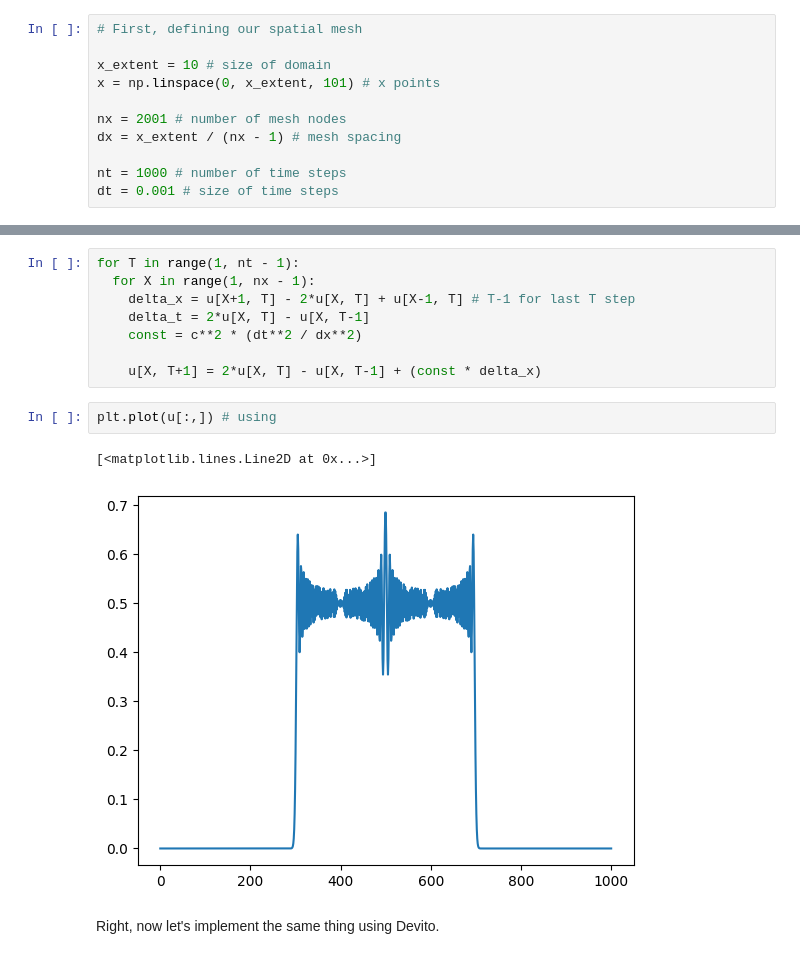
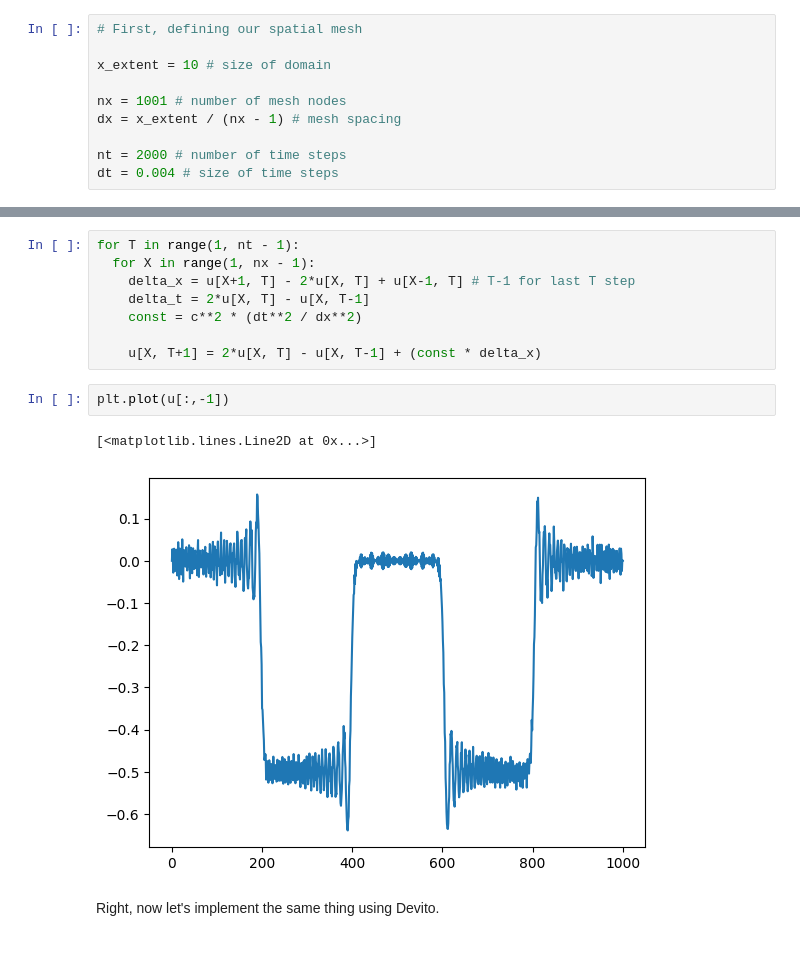
Before and after one commit to nocturnal-luke/Geophysical-inversion-undergraduate, a Jupyter notebook: lectures/L5/L5_exercises.ipynb, the cells around one changed output, grey strips where cells are left out. Saved outputs shown, nothing was run; the diff lists cells and outputs as text.

```diff
--- a/lectures/L5/L5_exercises.ipynb
+++ b/lectures/L5/L5_exercises.ipynb
@@ -249,13 +249,12 @@ Let's implement this.
 # First, defining our spatial mesh
 
 x_extent = 10 # size of domain
-x = np.linspace(0, x_extent, 101) # x points
 
-nx = 2001 # number of mesh nodes
+nx = 1001 # number of mesh nodes
 dx = x_extent / (nx - 1) # mesh spacing
 
-nt = 1000 # number of time steps
-dt = 0.001 # size of time steps
+nt = 2000 # number of time steps
+dt = 0.004 # size of time steps
 # %%
 # Defining our wavefield
 u = np.zeros((nx, nt))
@@ -291,10 +290,10 @@ for T in range(1, nt - 1):
 
     u[X, T+1] = 2*u[X, T] - u[X, T-1] + (const * delta_x)
 # %%
-plt.plot(u[:,]) # using
+plt.plot(u[:,-1])
 # %% [output]
 [<matplotlib.lines.Line2D at 0x...>]
-[figure, old version]
+[figure, new version]
 # %% [markdown]
 Right, now let's implement the same thing using Devito.
 # %%
```
